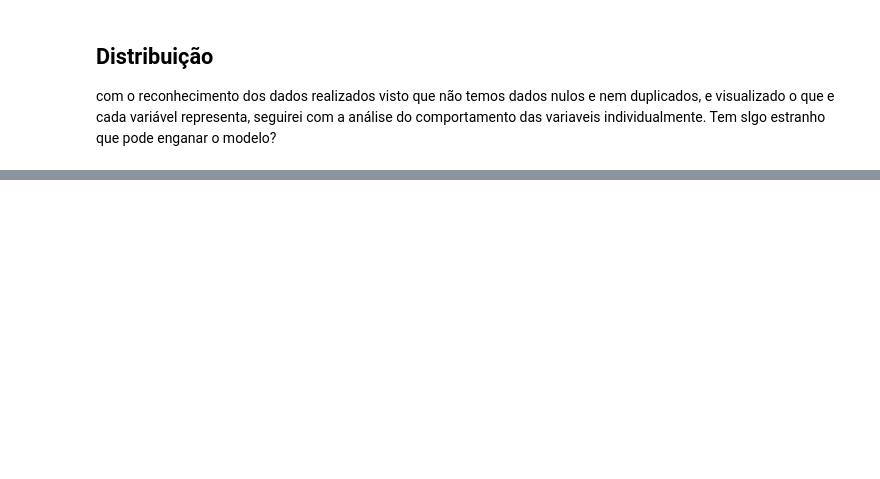
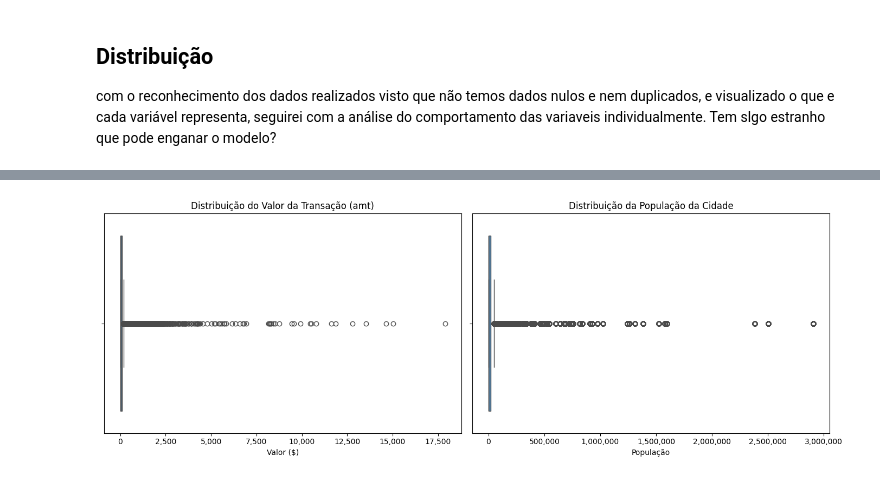
Before and after one commit to gcun94/fraud-detection-behavioral-profile, a Jupyter notebook: notebooks/01_eda.ipynb, the cells around one changed output, grey strips where cells are left out. Saved outputs shown, nothing was run; the diff lists cells and outputs as text; code cells hidden in the pictures; blank space fills up the shorter version.

```diff
--- a/notebooks/01_eda.ipynb
+++ b/notebooks/01_eda.ipynb
@@ -160,0 +201,22 @@ df_train[colunas_numericas].describe().T
+# %%
+# Caudas muitos longas agrupadas nas partes mais baixas, o que faz parecer outliers, irei utilizar o boxplot para verificar melhor
+
+# visualizar amt e city_pop em boxplot para melhor visualização dos outliers
+fig, axes = plt.subplots(1, 2, figsize=(14, 5))
+
+# visualizar boxplot do amt
+sns.boxplot(x=df_train['amt'], ax=axes[0], color='steelblue')
+axes[0].set_title('Distribuição do Valor da Transação (amt)')
+axes[0].set_xlabel('Valor ($)')
+axes[0].xaxis.set_major_formatter(formatter)
+
+# visualizar boxplot do city_pop
+sns.boxplot(x=df_train['city_pop'], ax=axes[1], color='steelblue')
+axes[1].set_title('Distribuição da População da Cidade')
+axes[1].set_xlabel('População')
+axes[1].xaxis.set_major_formatter(formatter)
+
+plt.tight_layout()
+plt.show()
+# %% [output]
+[figure, added]
```
Also changed, not shown: parts of 22 cells of this notebook.
